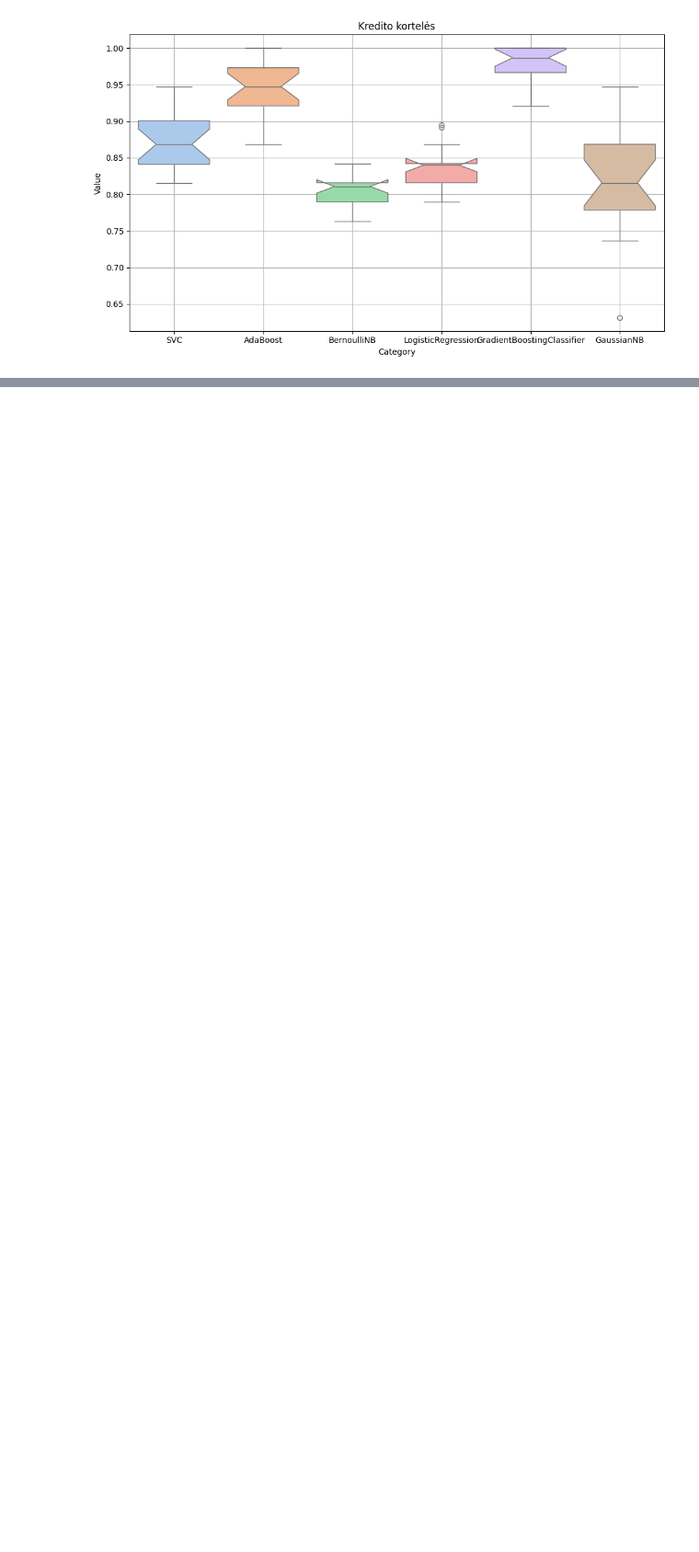
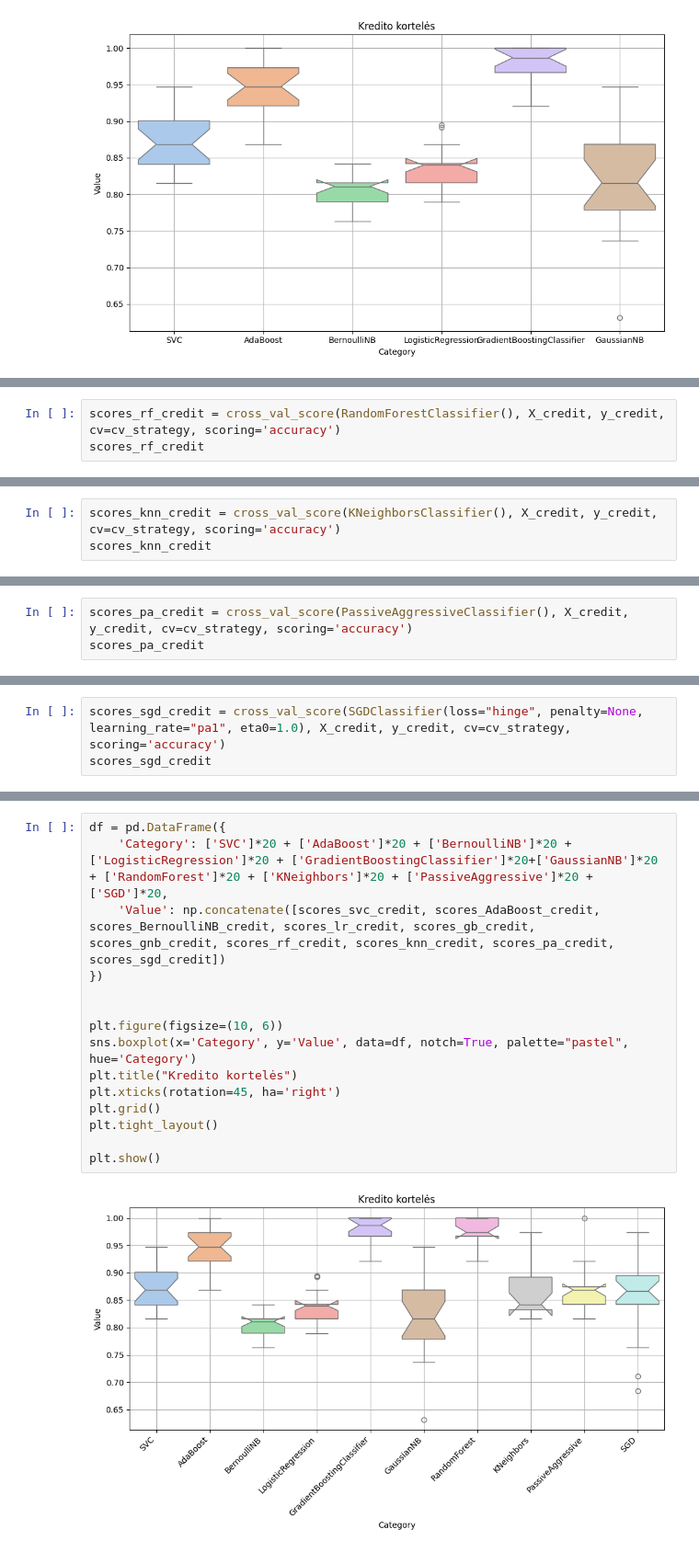
Before and after one commit to EvelinaDu/Papildomi_duomenu_vizualizavimo_skyriai, a Jupyter notebook: 4_laboratorinis/main.ipynb, the cells around one changed output, grey strips where cells are left out. Shown at 92% size. Cells and saved outputs as stored; diff of their text form; blank space fills up the shorter version.

```diff
--- a/4_laboratorinis/main.ipynb
+++ b/4_laboratorinis/main.ipynb
@@ -311,0 +331,3 @@ plt.show()
+# %%
+scores_rf_credit = cross_val_score(RandomForestClassifier(), X_credit, y_credit, cv=cv_strategy, scoring='accuracy')
+scores_rf_credit
@@ -311,0 +353,3 @@ plt.show()
+# %%
+scores_knn_credit = cross_val_score(KNeighborsClassifier(), X_credit, y_credit, cv=cv_strategy, scoring='accuracy')
+scores_knn_credit
@@ -311,0 +375,3 @@ plt.show()
+# %%
+scores_pa_credit = cross_val_score(PassiveAggressiveClassifier(), X_credit, y_credit, cv=cv_strategy, scoring='accuracy')
+scores_pa_credit
@@ -311,0 +397,3 @@ plt.show()
+# %%
+scores_sgd_credit = cross_val_score(SGDClassifier(loss="hinge", penalty=None, learning_rate="pa1", eta0=1.0), X_credit, y_credit, cv=cv_strategy, scoring='accuracy')
+scores_sgd_credit
@@ -311,0 +423,17 @@ plt.show()
+# %%
+df = pd.DataFrame({
+    'Category': ['SVC']*20 + ['AdaBoost']*20 + ['BernoulliNB']*20 + ['LogisticRegression']*20 + ['GradientBoostingClassifier']*20+['GaussianNB']*20  + ['RandomForest']*20 + ['KNeighbors']*20 + ['PassiveAggressive']*20 + ['SGD']*20,
+    'Value': np.concatenate([scores_svc_credit, scores_AdaBoost_credit, scores_BernoulliNB_credit, scores_lr_credit, scores_gb_credit, scores_gnb_credit, scores_rf_credit, scores_knn_credit, scores_pa_credit, scores_sgd_credit])
+})
+
+
+plt.figure(figsize=(10, 6))
+sns.boxplot(x='Category', y='Value', data=df, notch=True, palette="pastel", hue='Category')
+plt.title("Kredito kortelės")
+plt.xticks(rotation=45, ha='right')
+plt.grid()
+plt.tight_layout()
+
+plt.show()
+# %% [output]
+[figure, added]
```
Also changed, not shown: parts of 24 cells of this notebook.
